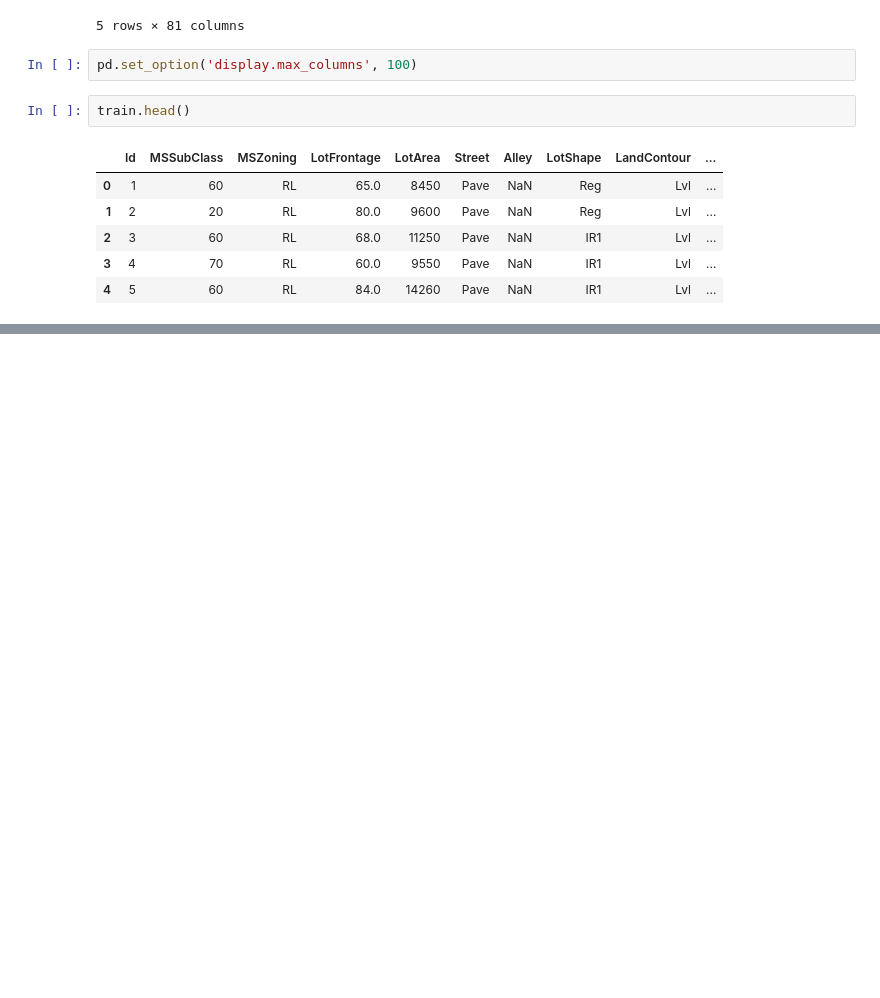
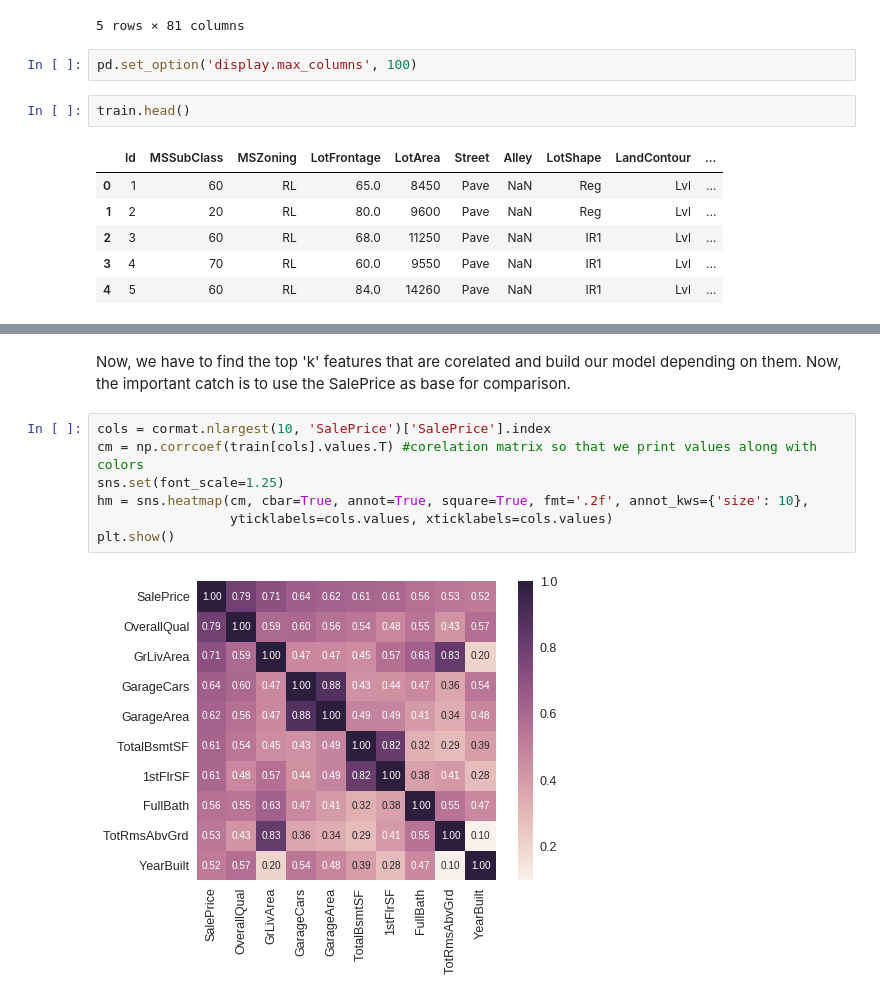
Before and after one commit to vikramriyer/Data_Analysis_Multiple, a Jupyter notebook: HousePrices.ipynb, the cells around one changed output, grey strips where cells are left out. Saved outputs shown, nothing was run; the diff lists cells and outputs as text; blank space fills up the shorter version.

```diff
--- a/HousePrices.ipynb
+++ b/HousePrices.ipynb
@@ -58,0 +108,11 @@ for i in train.columns.tolist():
+# %% [markdown]
+Now, we have to find the top 'k' features that are corelated and build our model depending on them. Now, the important catch is to use the SalePrice as base for comparison.
+# %%
+cols = cormat.nlargest(10, 'SalePrice')['SalePrice'].index
+cm = np.corrcoef(train[cols].values.T) #corelation matrix so that we print values along with colors
+sns.set(font_scale=1.25)
+hm = sns.heatmap(cm, cbar=True, annot=True, square=True, fmt='.2f', annot_kws={'size': 10},
+                 yticklabels=cols.values, xticklabels=cols.values)
+plt.show()
+# %% [output]
+[figure, added]
```
Also changed, not shown: parts of 13 cells of this notebook.
